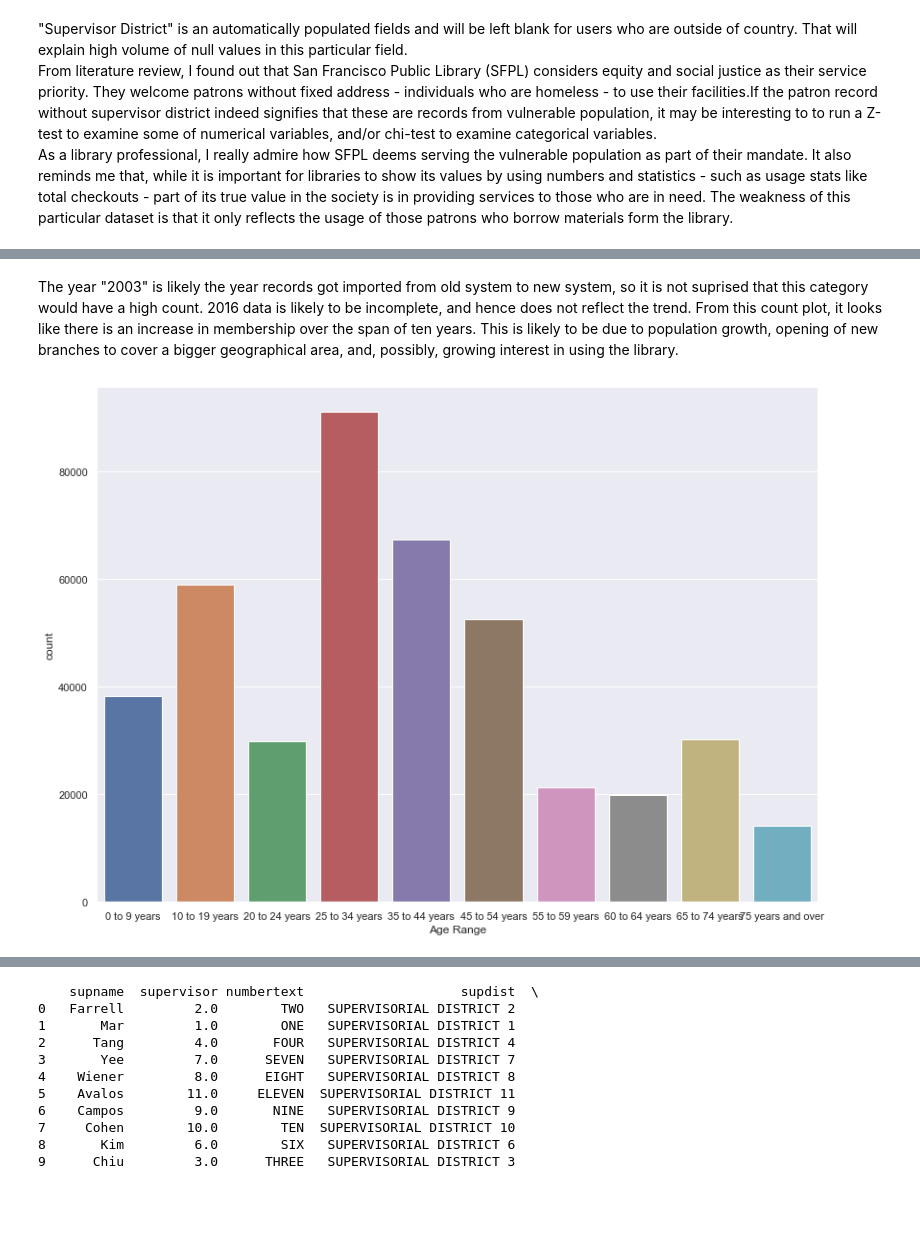
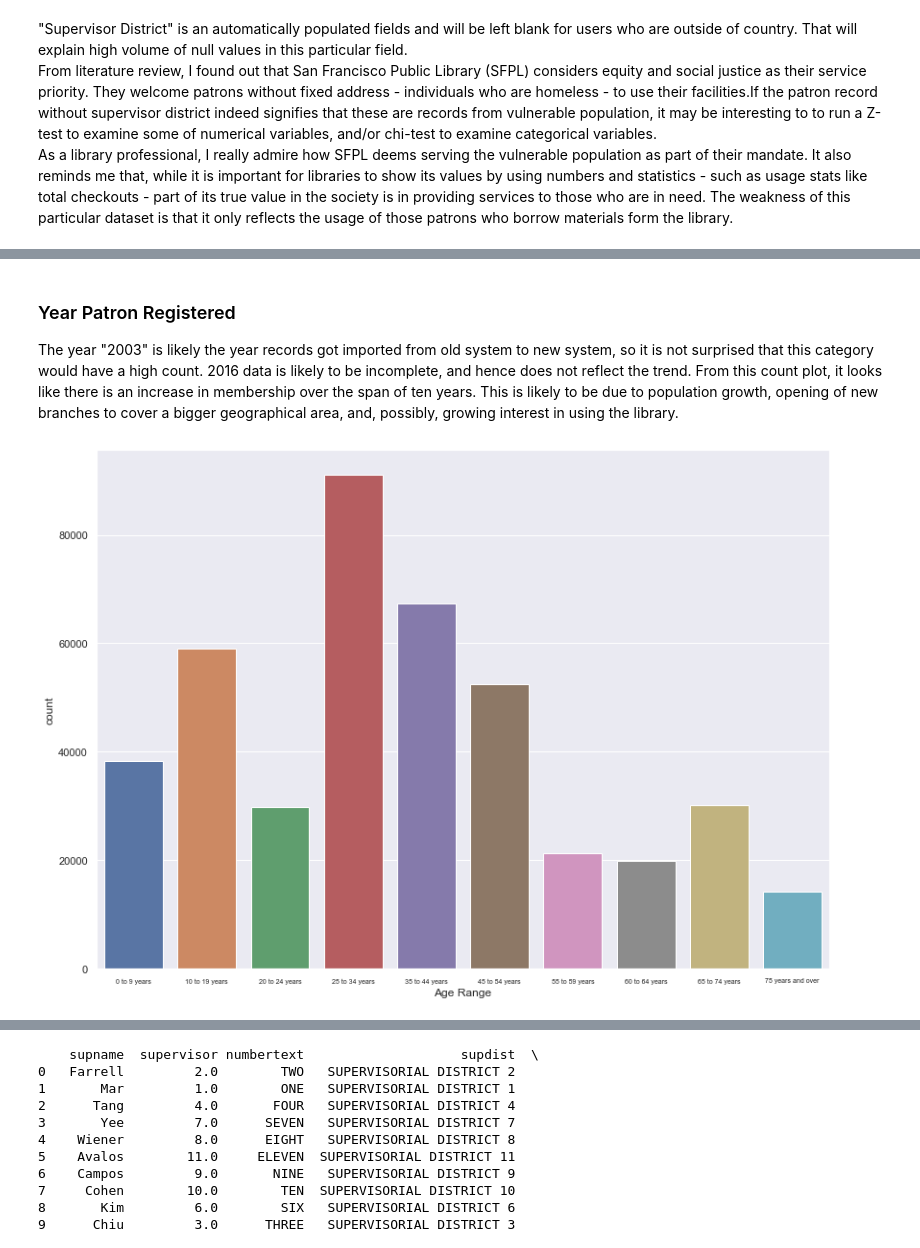
Before and after one commit to josiechoi/Ryerson_capstone_library_usage, a Jupyter notebook: Capstone EDA.ipynb, the cells around one changed output, grey strips where cells are left out. Saved outputs shown, nothing was run; the diff lists cells and outputs as text; code cells hidden in the pictures; blank space fills up the shorter version.

```diff
--- a/Capstone EDA.ipynb
+++ b/Capstone EDA.ipynb
@@ -96,13 +97,14 @@ sns.set(rc={'figure.figsize':(11.7,8.27)})
 # %% [markdown]
-The year "2003" is likely the year records got imported from old system to new system, so it is not suprised that this category would have a high count. 2016 data is likely to be incomplete, and hence does not reflect the trend.
+### Year Patron Registered
+The year "2003" is likely the year records got imported from old system to new system, so it is not surprised that this category would have a high count. 2016 data is likely to be incomplete, and hence does not reflect the trend.
 From this count plot, it looks like there is an increase in membership over the span of ten years.
 This is likely to be due to population growth, opening of new branches to cover a bigger geographical area, and, possibly, growing interest in using the library.
 # %%
-sns.countplot(x='Age Range',order=('0 to 9 years','10 to 19 years','20 to 24 years','25 to 34 years','35 to 44 years','45 to 54 years', '55 to 59 years','60 to 64 years','65 to 74 years','75 years and over'),data=df)
+ax=sns.countplot(x='Age Range',order=('0 to 9 years','10 to 19 years','20 to 24 years','25 to 34 years','35 to 44 years','45 to 54 years', '55 to 59 years','60 to 64 years','65 to 74 years','75 years and over'),data=df)
 sns.set(rc={'figure.figsize':(11.7,8.27)})
 ax.set_xticklabels(ax.get_xticklabels(), fontsize=7)
 plt.tight_layout()
 plt.show()
 # %% [output]
-[figure, old version]
+[figure, new version]
 # %% [markdown]
```
Also changed, not shown: parts of 28 cells of this notebook.
